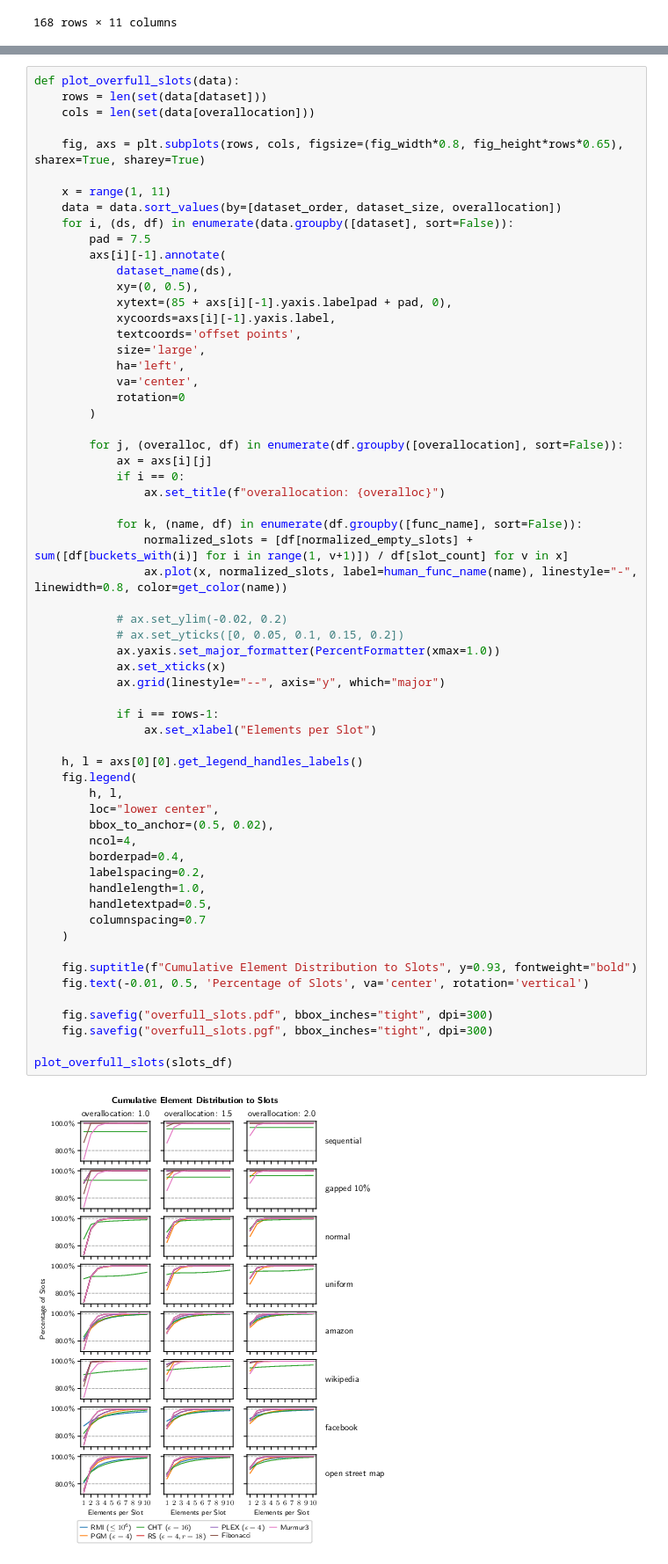
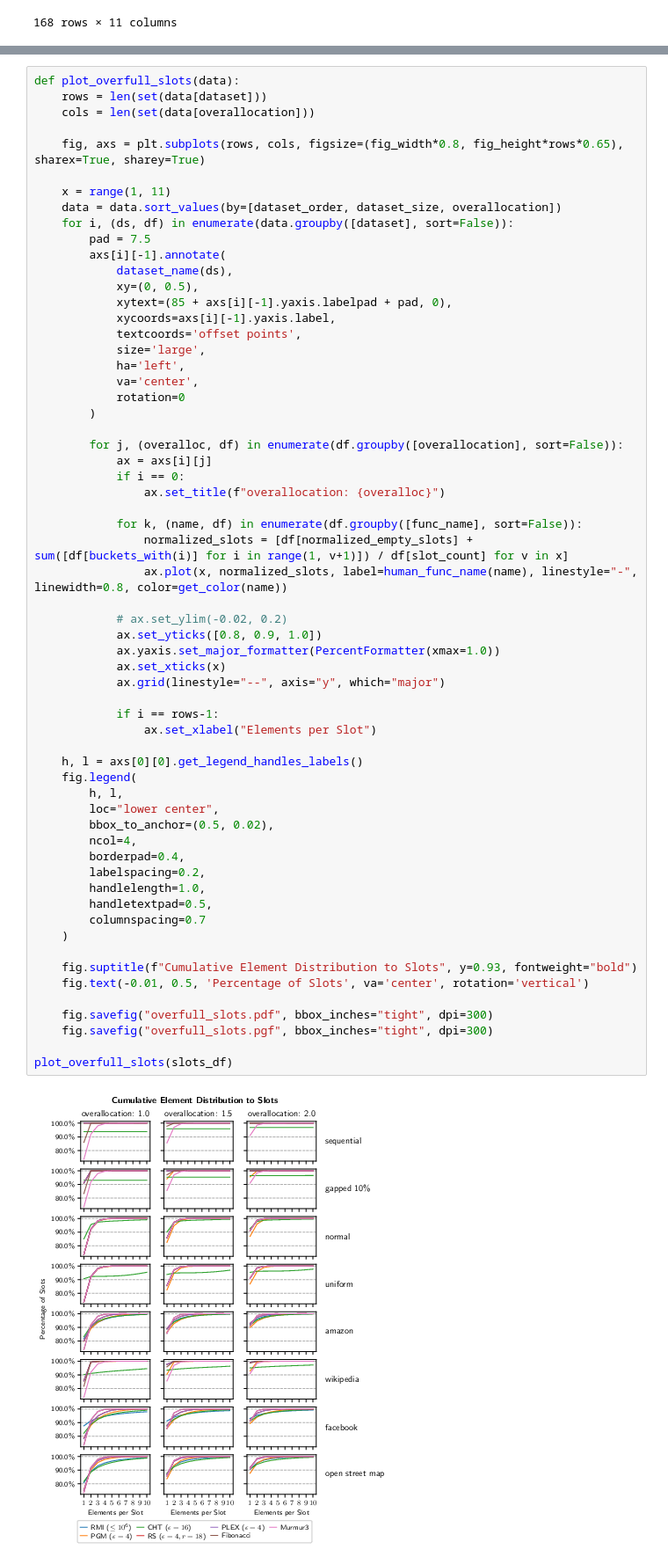
Before and after one commit to IlariaPilo/hashtable, a Jupyter notebook: results/plots.ipynb, the cells around one changed output, grey strips where cells are left out. Shown: that part at 88% size. Saved outputs shown, nothing was run; the diff lists cells and outputs as text.

Commit message:
add more yticks to slot distributions plot

```diff
--- a/results/plots.ipynb
+++ b/results/plots.ipynb
@@ -292,33 +292,33 @@ def plot_overfull_slots(data):
                 ax.plot(x, normalized_slots, label=human_func_name(name), linestyle="-", linewidth=0.8, color=get_color(name))
 
             # ax.set_ylim(-0.02, 0.2)
-            # ax.set_yticks([0, 0.05, 0.1, 0.15, 0.2])
+            ax.set_yticks([0.8, 0.9, 1.0])
             ax.yaxis.set_major_formatter(PercentFormatter(xmax=1.0))
             ax.set_xticks(x)
             ax.grid(linestyle="--", axis="y", which="major")
 
             if i == rows-1:
                 ax.set_xlabel("Elements per Slot")
 
     h, l = axs[0][0].get_legend_handles_labels()
     fig.legend(
         h, l,
         loc="lower center",
         bbox_to_anchor=(0.5, 0.02),
         ncol=4,
         borderpad=0.4,
         labelspacing=0.2,
         handlelength=1.0,
         handletextpad=0.5,
         columnspacing=0.7
     )
 
     fig.suptitle(f"Cumulative Element Distribution to Slots", y=0.93, fontweight="bold")
     fig.text(-0.01, 0.5, 'Percentage of Slots', va='center', rotation='vertical')
 
     fig.savefig("overfull_slots.pdf", bbox_inches="tight", dpi=300)
     fig.savefig("overfull_slots.pgf", bbox_inches="tight", dpi=300)
 
 plot_overfull_slots(slots_df)
 # %% [output]
-[figure, old version]
+[figure, new version]
```
